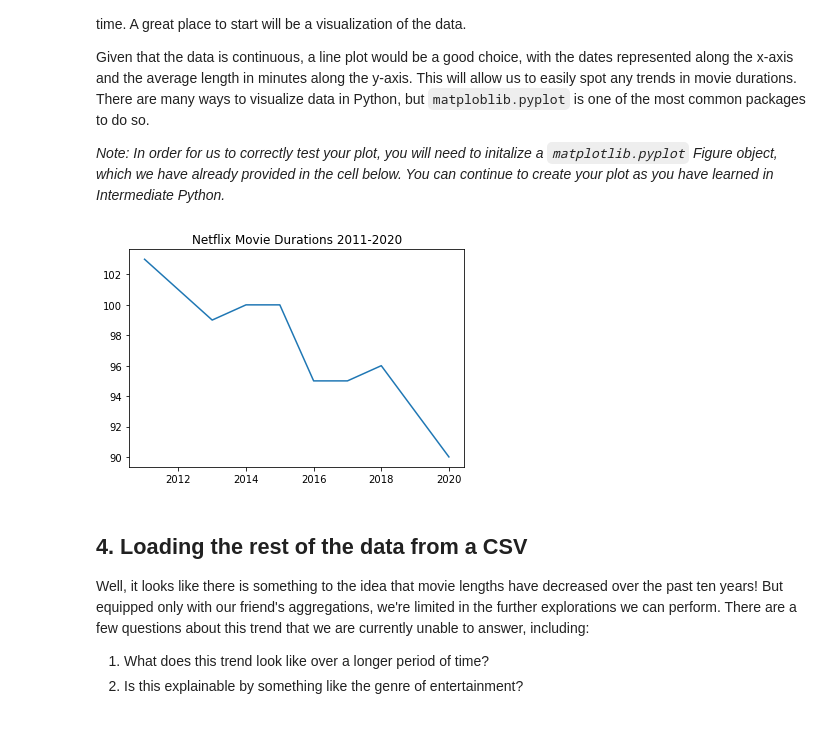
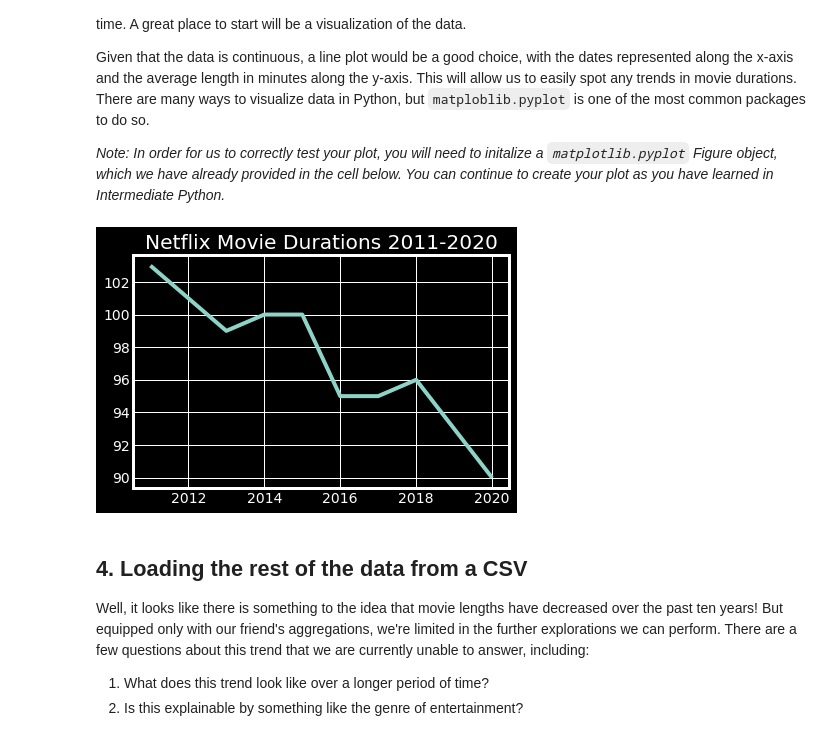
Before and after one commit to antoniojurlina/portfolio, a Jupyter notebook: _notebooks/2021-02-10-netflix.ipynb, the cells around one changed output. Saved outputs shown, nothing was run; the diff lists cells and outputs as text; code cells hidden in the pictures.

```diff
--- a/_notebooks/2021-02-10-netflix.ipynb
+++ b/_notebooks/2021-02-10-netflix.ipynb
@@ -52,18 +52,19 @@ print(movie_dict)
 # %%
 # Import matplotlib.pyplot under its usual alias and create a figure
 import matplotlib.pyplot as plt
 fig = plt.figure()
 
+plt.style.use('dark_background')
 # Draw a line plot of release_years and durations
 plt.plot(movie_dict['years'], movie_dict['durations'])
 
 # Create a title
-plt.title("Netflix Movie Durations 2011-2020")
+plt.title("Netflix Movie Durations 2011-2020", color='white')
 
 # Show the plot
 plt.show()
 # %% [output]
-[figure, old version]
+[figure, new version]
 # %% [markdown]
 ## 4. Loading the rest of the data from a CSV
 <p>Well, it looks like there is something to the idea that movie lengths have decreased over the past ten years! But equipped only with our friend's aggregations, we're limited in the further explorations we can perform. There are a few questions about this trend that we are currently unable to answer, including:</p>
```
Also changed, not shown: parts of 3 cells of this notebook, 2 other files.
